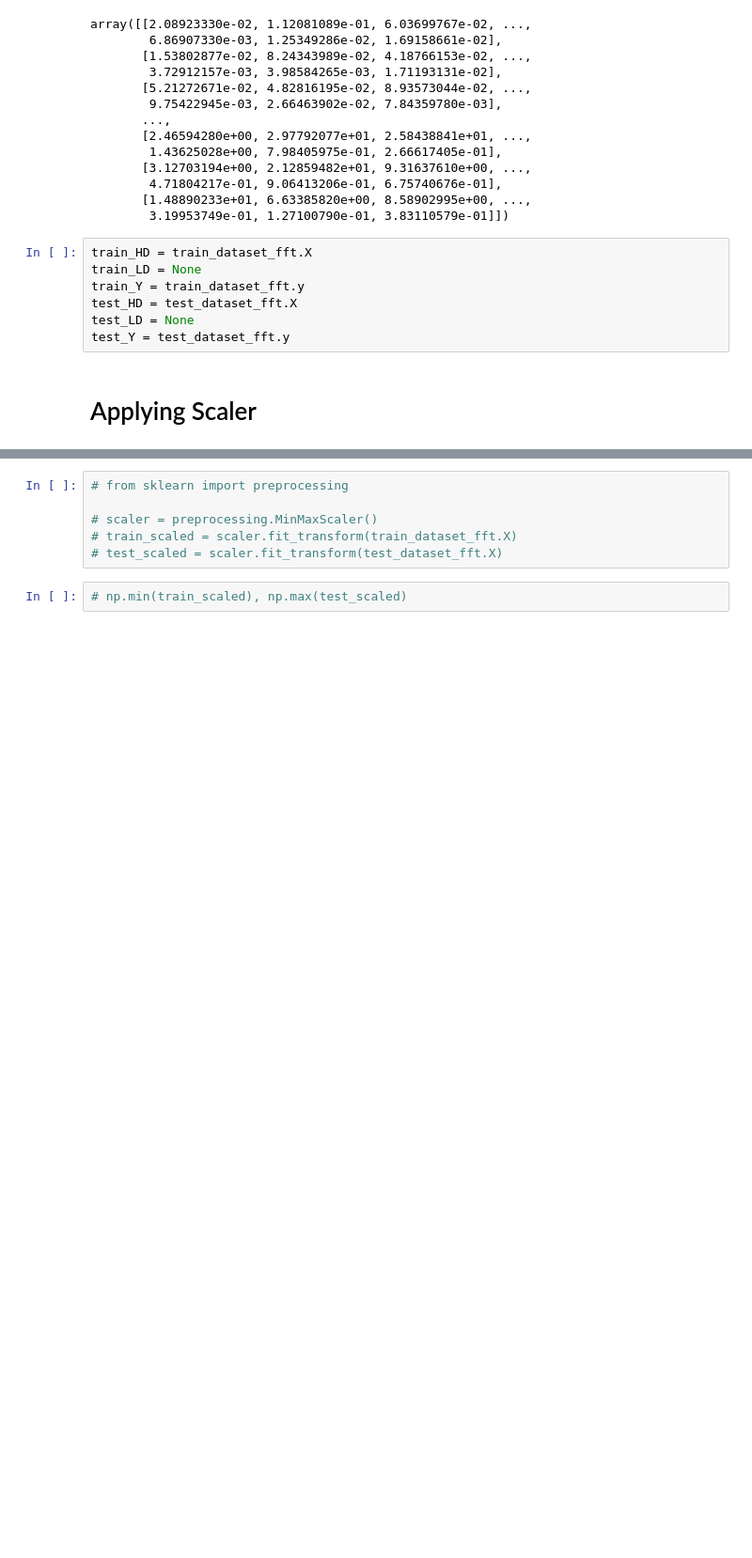
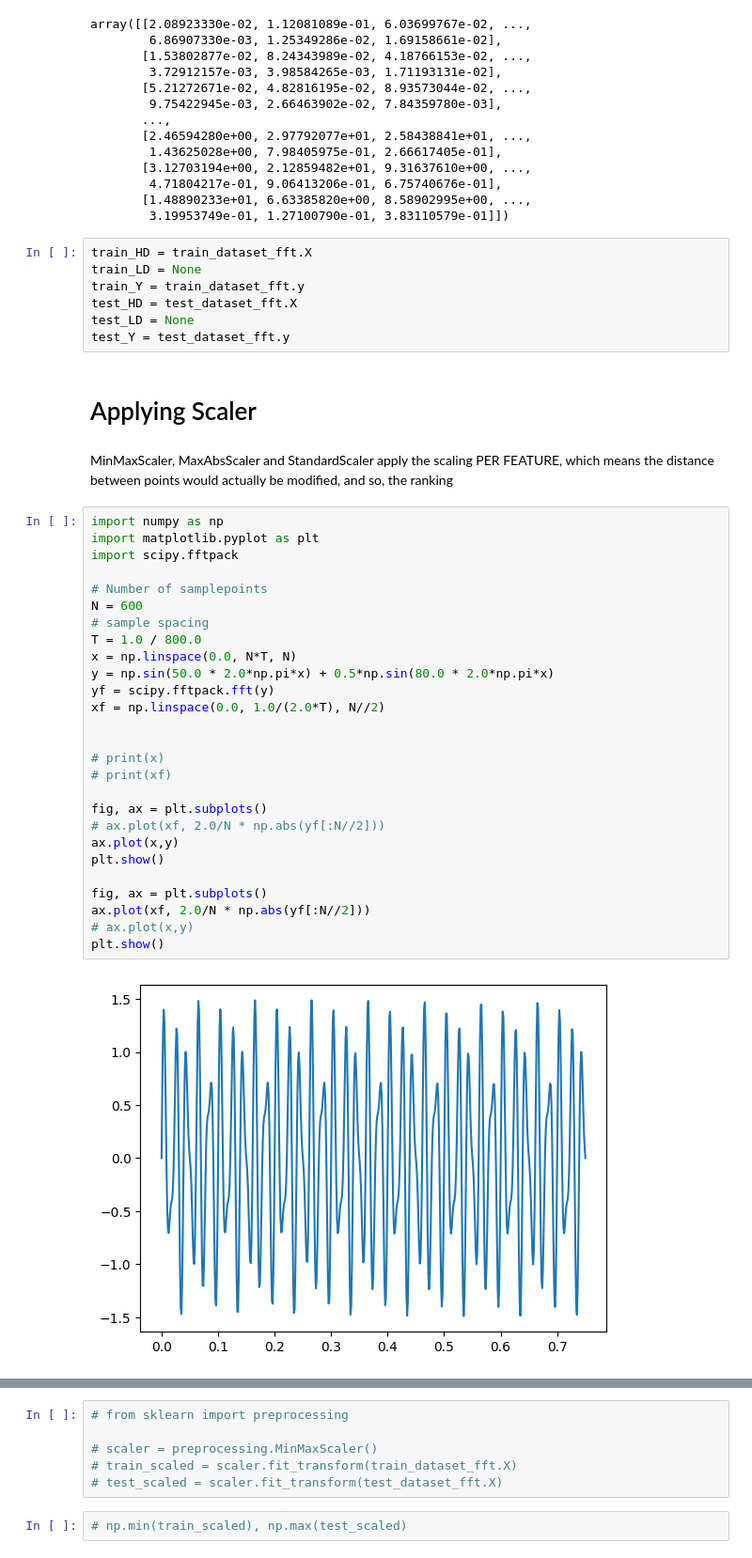
Before and after one commit to otavioon/librep-hiaac, a Jupyter notebook: experiments/Topological_ae/Experiments_topoae_KuHar20Hz_individual.ipynb, the cells around one changed output, grey strips where cells are left out. Shown: that part at 94% size. Cells and saved outputs as stored; diff of their text form; blank space fills up the shorter version.

```diff
--- a/experiments/Topological_ae/Experiments_topoae_KuHar20Hz_individual.ipynb
+++ b/experiments/Topological_ae/Experiments_topoae_KuHar20Hz_individual.ipynb
@@ -124,3 +124,34 @@ test_LD = None
 test_Y = test_dataset_fft.y
 # %% [markdown]
 # Applying Scaler
+# %% [markdown]
+MinMaxScaler, MaxAbsScaler and StandardScaler apply the scaling PER FEATURE, which means the distance between points would actually be modified, and so, the ranking
+# %%
+import numpy as np
+import matplotlib.pyplot as plt
+import scipy.fftpack
+
+# Number of samplepoints
+N = 600
+# sample spacing
+T = 1.0 / 800.0
+x = np.linspace(0.0, N*T, N)
+y = np.sin(50.0 * 2.0*np.pi*x) + 0.5*np.sin(80.0 * 2.0*np.pi*x)
+yf = scipy.fftpack.fft(y)
+xf = np.linspace(0.0, 1.0/(2.0*T), N//2)
+
+
+# print(x)
+# print(xf)
+
+fig, ax = plt.subplots()
+# ax.plot(xf, 2.0/N * np.abs(yf[:N//2]))
+ax.plot(x,y)
+plt.show()
+
+fig, ax = plt.subplots()
+ax.plot(xf, 2.0/N * np.abs(yf[:N//2]))
+# ax.plot(x,y)
+plt.show()
+# %% [output]
+[figure, added]
```
Also changed, not shown: parts of 6 cells of this notebook, 2 other files.
